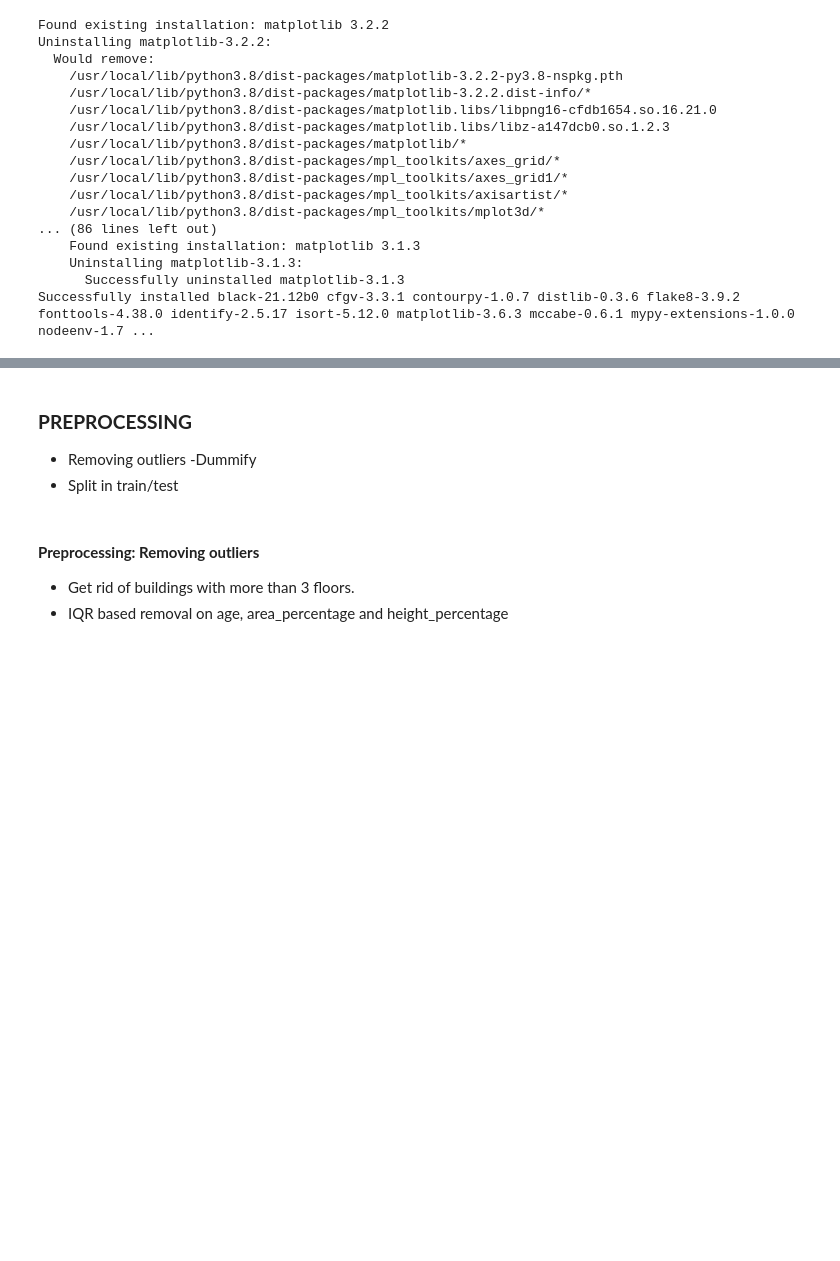
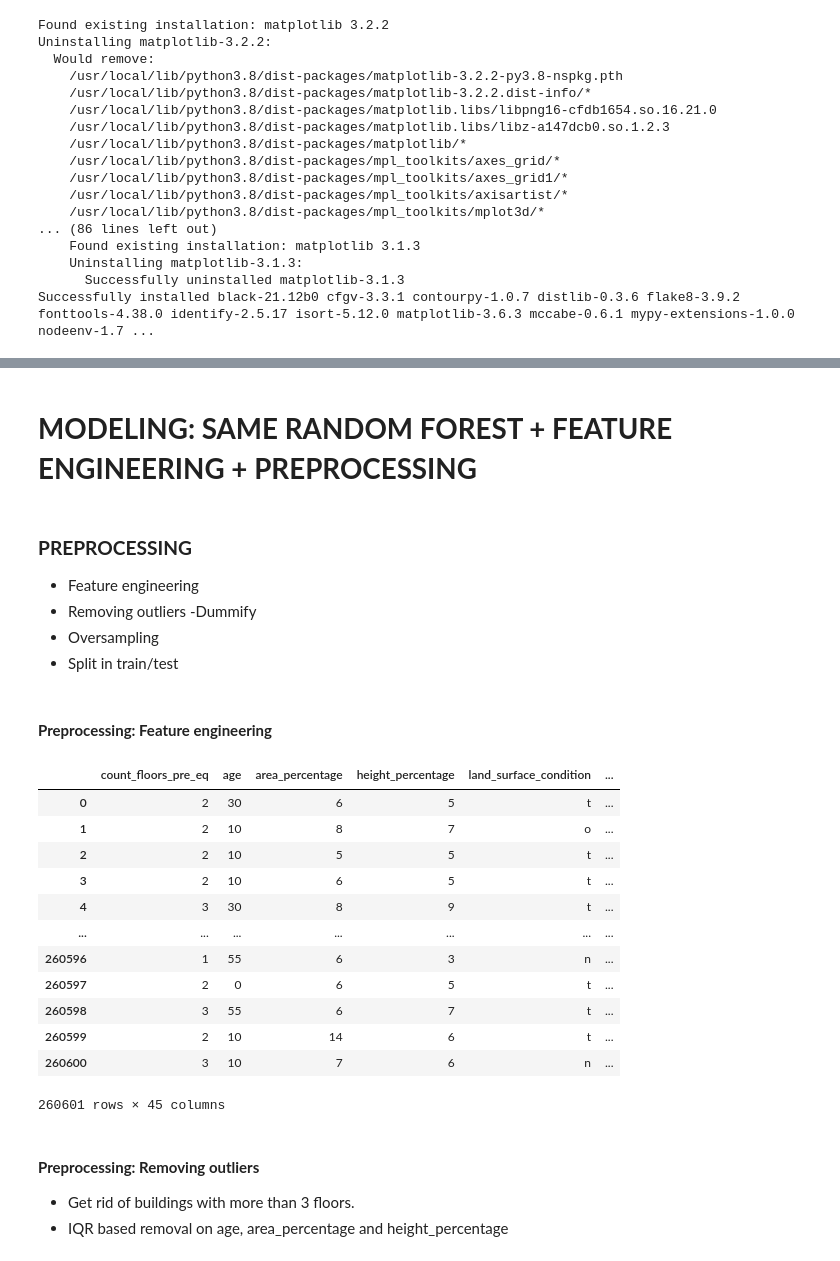
Before and after one commit to Nell87/drivendata_richter, a Jupyter notebook: script/03_Modeling.ipynb, the cells around one changed output, grey strips where cells are left out. Drawn from its saved outputs; the diff is of its cells as text; code cells hidden in the pictures; blank space fills up the shorter version.

```diff
--- a/script/03_Modeling.ipynb
+++ b/script/03_Modeling.ipynb
@@ -31,18 +28,26 @@ Successfully installed black-21.12b0 cfgv-3.3.1 contourpy-1.0.7 distlib-0.3.6 fl
 ####    0. INCLUDES  _______________________________________ ####
 #Loading Libraries:#
 import pandas as pd
+import os
+import numpy as np
 import time   #  provides many ways of representing time in code
 
 from sklearn.model_selection import train_test_split
 from sklearn.model_selection import GridSearchCV
 from sklearn.ensemble import RandomForestClassifier
 from sklearn.tree import DecisionTreeClassifier
+from imblearn.over_sampling import SMOTE
 
 from sklearn.metrics import confusion_matrix
-from pretty_confusion_matrix import pp_matrix_from_data
+#from pretty_confusion_matrix import pp_matrix_from_data
 from sklearn.metrics import f1_score   # the score used in the competition
 
 ####   1. READING TRAIN AND TEST DATA _______________________________________ ####
 train_values= data = pd.read_csv("https://raw.githubusercontent.com/Nell87/drivendata_richter/main/data/train_values.csv",index_col='building_id')
 train_labels = pd.read_csv("https://raw.githubusercontent.com/Nell87/drivendata_richter/main/data/train_labels.csv",index_col='building_id')
+train_merge = train_values.merge(train_labels, on = 'building_id', how = 'inner',)
 test = pd.read_csv("https://raw.githubusercontent.com/Nell87/drivendata_richter/main/data/test_values.csv",index_col='building_id')
+# %%
+# Add labels
+damage_map = {1:"Low", 2:"Medium", 3:"High"}
+train_merge["damage_grade"] = train_merge["damage_grade"].map(damage_map)
@@ -49,8 +124,68 @@ test = pd.read_csv("https://raw.githubusercontent.com/Nell87/drivendata_richter/
+# %% [markdown]
+# **MODELING: SAME RANDOM FOREST + FEATURE ENGINEERING + PREPROCESSING**
 # %% [markdown]
 ### **PREPROCESSING**
+- Feature engineering
 - Removing outliers
 -Dummify
+- Oversampling
 - Split in train/test
+# %% [markdown]
+#### **Preprocessing: Feature engineering**
+# %%
+# Function to replace a categorical feature with many values, with their conditional probabilities respecto to the predicted feature
+def categoricalvalues_condprob(data, index, pred_feature, new_column_name):
+  # Create prob table
+  probs = data.groupby(index).size().div(len(data))
+  probs_group = data.groupby([index, pred_feature]).size().div(len(data)).div(probs, axis=0, level=index).reset_index()
+  probs_group.columns= [index, pred_feature, new_column_name]
+  probs_group_wide = probs_group.pivot(index=[index], columns = pred_feature,values = new_column_name) #Reshape from long to wide
+  probs_group_wide = probs_group_wide.reset_index()
+
+ # Rename columns
+  unique_values = np.unique(data[pred_feature])
+  unique_values = -(len(unique_values))
+  for i in range(unique_values,0):
+    probs_group_wide.rename(columns={probs_group_wide.columns[i]: index + "_" + str(probs_group_wide.columns[i])}, inplace = True)
+
+  # Add column to main dataset
+  data_merge = data.merge(probs_group_wide, on=index, how='left')
+
+  # Get rid of the categorical feature
+  data_merge = data_merge.drop(index, axis=1)
+
+  # Return dataset
+  return data_merge
+
+# Apply the function
+train_merge = categoricalvalues_condprob(train_merge, 'geo_level_1_id', 'damage_grade', 'prob_cond_geo_level_1')
+train_merge = categoricalvalues_condprob(train_merge, 'geo_level_2_id', 'damage_grade', 'prob_cond_geo_level_2')
+train_merge = categoricalvalues_condprob(train_merge, 'geo_level_3_id', 'damage_grade', 'prob_cond_geo_level_3')
+
+# Replace the missing values with 0
+cols = ["geo_level_1_id_Low", "geo_level_1_id_Medium", "geo_level_1_id_High",
+                         "geo_level_2_id_Low", "geo_level_2_id_Medium", "geo_level_2_id_High",
+                         "geo_level_3_id_Low", "geo_level_3_id_Medium", "geo_level_3_id_High"]
+
+train_merge.fillna({"geo_level_1_id_Low":0, "geo_level_1_id_Medium":0, "geo_level_1_id_High":0,
+                         "geo_level_2_id_Low":0, "geo_level_2_id_Medium":0, "geo_level_2_id_High":0,
+                         "geo_level_3_id_Low":0, "geo_level_3_id_Medium":0, "geo_level_3_id_High":0}, inplace=True)
+
+train_merge
+# %% [output]
+|  | count_floors_pre_eq | age | area_percentage | height_percentage | land_surface_condition | ... |
+| 0 | 2 | 30 | 6 | 5 | t | ... |
+| 1 | 2 | 10 | 8 | 7 | o | ... |
+| 2 | 2 | 10 | 5 | 5 | t | ... |
+| 3 | 2 | 10 | 6 | 5 | t | ... |
+| 4 | 3 | 30 | 8 | 9 | t | ... |
+| ... | ... | ... | ... | ... | ... | ... |
+| 260596 | 1 | 55 | 6 | 3 | n | ... |
+| 260597 | 2 | 0 | 6 | 5 | t | ... |
+| 260598 | 3 | 55 | 6 | 7 | t | ... |
+| 260599 | 2 | 10 | 14 | 6 | t | ... |
+| 260600 | 3 | 10 | 7 | 6 | n | ... |
+260601 rows × 45 columns
 # %% [markdown]
 #### **Preprocessing: Removing outliers**
 - Get rid of buildings with more than 3 floors.
```
Also changed, not shown: parts of 24 cells of this notebook.
